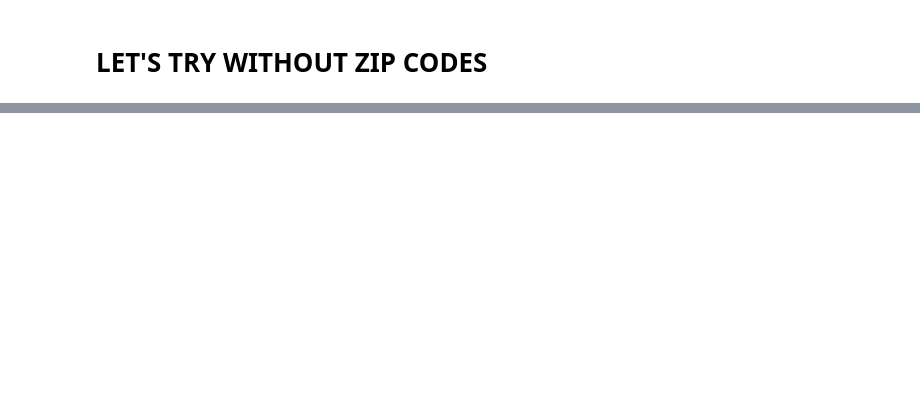
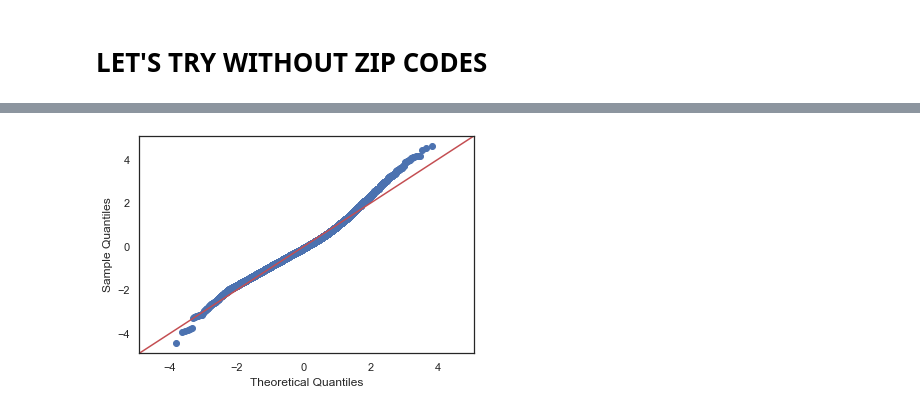
Before and after one commit to dquillao/dsc-mod-2-project-v2-1-online-ds-sp-000, a Jupyter notebook: student.ipynb, the cells around one changed output, grey strips where cells are left out. Saved outputs shown, nothing was run; the diff lists cells and outputs as text; code cells hidden in the pictures; blank space fills up the shorter version.

```diff
--- a/student.ipynb
+++ b/student.ipynb
@@ -1188,0 +1365,14 @@ cv_5_results.mean()
+# %%
+# Extract the p-value table from the summary and use it to subset our features
+summary = model_no_zip.summary()
+p_table = summary.tables[1]
+p_table = pd.DataFrame(p_table.data)
+p_table.columns = p_table.iloc[0]
+p_table = p_table.drop(0)
+p_table = p_table.set_index(p_table.columns[0])
+p_table['P>|t|'] = p_table['P>|t|'].astype(float)
+x_cols_no_zip = list(p_table[p_table['P>|t|'] < 0.05].index)
+x_cols_no_zip.remove('Intercept')
+print(len(p_table), len(x_cols_no_zip))
+print(x_cols_no_zip[:5])
+p_table.head()
@@ -1188,0 +1430,7 @@ cv_5_results.mean()
+# %%
+# A VIF between 5 and 10 indicates high correlation that may be problematic. And if the VIF goes above 10, you can assume that the regression coefficients are poorly estimated due to multicollinearity.
+# Inf = This shows a perfect correlation between two independent variables. In the case of perfect correlation, we get R2 =1, which lead to 1/(1-R2) infinity. To solve this problem we need to drop one of the variables from the dataset which is causing this perfect multicollinearity.
+# need to drop one column for each categorical data is dropped to avoid a singularity occurring (action completed above)
+X = df[x_cols_no_zip]
+vif = [variance_inflation_factor(X.values, i) for i in range(X.shape[1])]
+list(zip(x_cols_no_zip, vif))
@@ -1188,0 +1455,5 @@ cv_5_results.mean()
+# %%
+# Once again, subset your features based on your findings above. Then rerun the model once again.
+vif_scores = list(zip(x_cols_no_zip, vif))
+x_cols_no_zip = [x for x,vif in vif_scores if vif < 5]
+print(len(vif_scores), len(x_cols_no_zip))
@@ -1188,0 +1462,6 @@ cv_5_results.mean()
+# %%
+# Refit model with subset features
+predictors = '+'.join(x_cols_no_zip)
+formula = outcome + "~" + predictors
+model_no_zip = ols(formula=formula, data=train).fit()
+model_no_zip.summary()
@@ -1188,0 +1503,4 @@ cv_5_results.mean()
+# %%
+fig = sm.graphics.qqplot(model_no_zip.resid, dist=stats.norm, line='45', fit=True)
+# %% [output]
+[figure, added]
```
Also changed, not shown: parts of 45 cells of this notebook.
